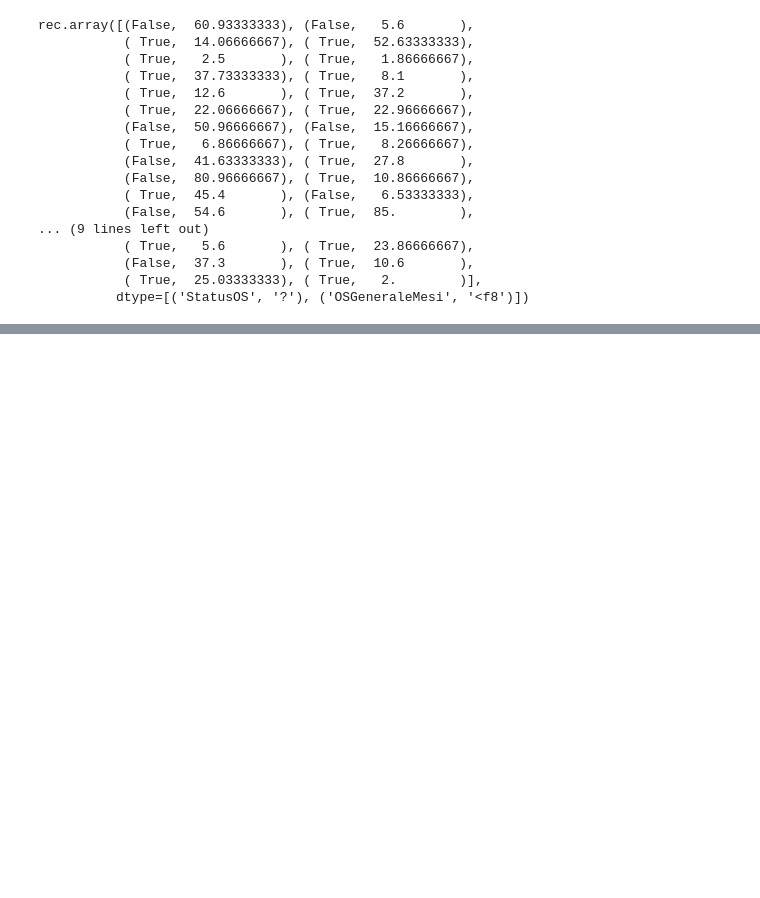
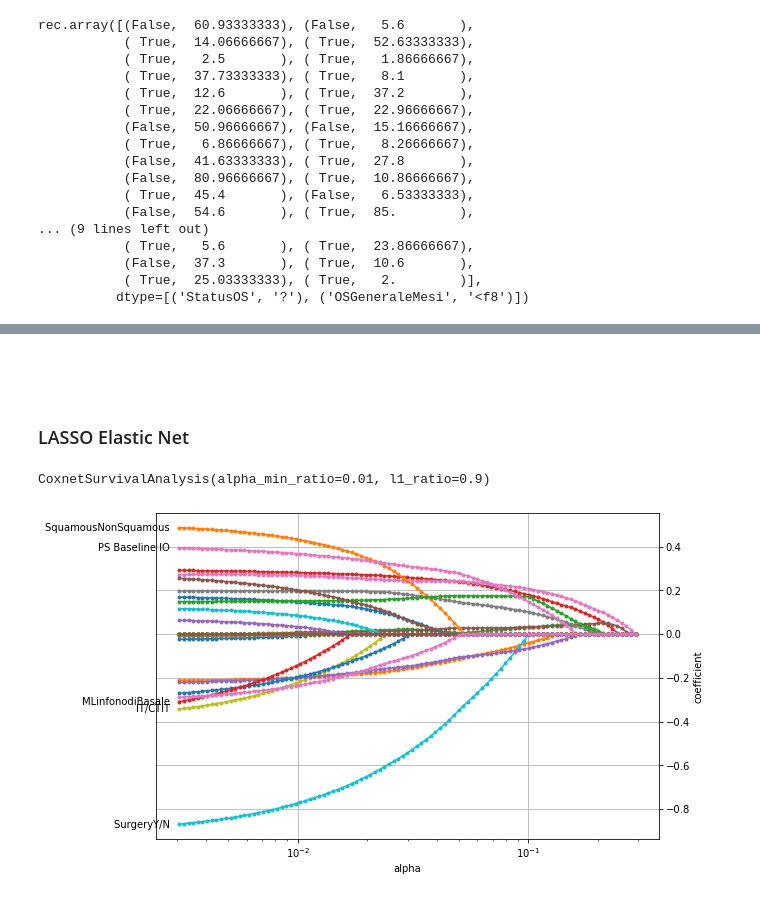
Before and after one commit to matteo9903/master_thesis, a Jupyter notebook: survival analysis.ipynb, the cells around one changed output, grey strips where cells are left out. Saved outputs shown, nothing was run; the diff lists cells and outputs as text; code cells hidden in the pictures; blank space fills up the shorter version.

```diff
--- a/survival analysis.ipynb
+++ b/survival analysis.ipynb
@@ -388,0 +480,40 @@ rec.array([(False,  60.93333333), (False,   5.6       ),
+# %% [markdown]
+### <br><br>LASSO Elastic Net
+# %%
+def plot_coefficients(coefs, n_highlight):
+    _, ax = plt.subplots(figsize=(9, 6))
+    n_features = coefs.shape[0]
+    alphas = coefs.columns
+    for row in coefs.itertuples():
+        ax.semilogx(alphas, row[1:], ".-", label=row.Index)
+
+    alpha_min = alphas.min()
+    top_coefs = coefs.loc[:, alpha_min].map(abs).sort_values().tail(n_highlight)
+    for name in top_coefs.index:
+        coef = coefs.loc[name, alpha_min]
+        plt.text(
+            alpha_min, coef, name + "   ",
+            horizontalalignment="right",
+            verticalalignment="center"
+        )
+
+    ax.yaxis.set_label_position("right")
+    ax.yaxis.tick_right()
+    ax.grid(True)
+    ax.set_xlabel("alpha")
+    ax.set_ylabel("coefficient")
+# %%
+cox_elastic_net = CoxnetSurvivalAnalysis(l1_ratio=0.9, alpha_min_ratio=0.01)
+cox_elastic_net.fit(X_train, y_tr)
+# %% [output]
+CoxnetSurvivalAnalysis(alpha_min_ratio=0.01, l1_ratio=0.9)
+# %%
+coefficients_elastic_net = pd.DataFrame(
+    cox_elastic_net.coef_,
+    index=X_train.columns,
+    columns=np.round(cox_elastic_net.alphas_, 5)
+)
+
+plot_coefficients(coefficients_elastic_net, n_highlight=5)
+# %% [output]
+[figure, added]
```
Also changed, not shown: parts of 45 cells of this notebook.
